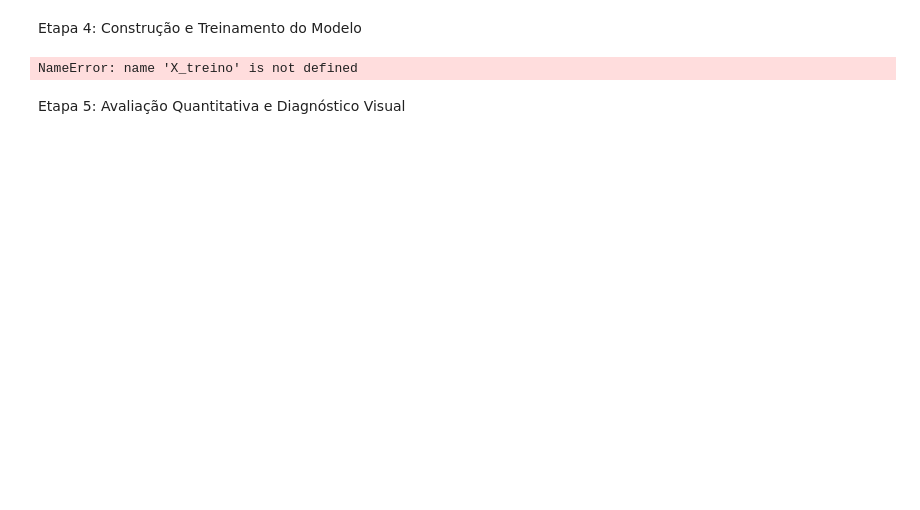
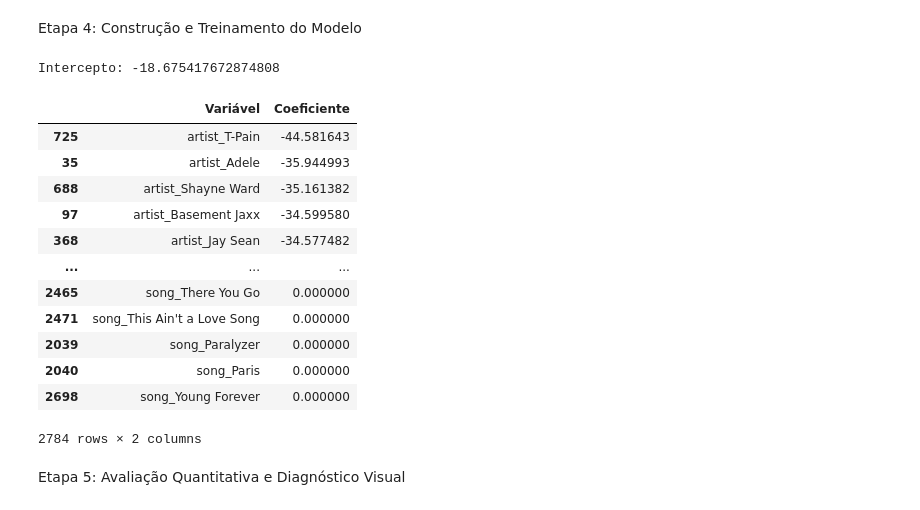
Before and after one commit to gidbem/n2_IA, a Jupyter notebook: musicaAnalise.ipynb, the cells around one changed output. Cells and saved outputs as stored; diff of their text form; code cells hidden in the pictures; blank space fills up the shorter version.

```diff
--- a/musicaAnalise.ipynb
+++ b/musicaAnalise.ipynb
@@ -111,23 +118,29 @@ Dados de teste: 400
 Etapa 4: Construção e Treinamento do Modelo
 # %%
 
-modelo = LinearRegression()
-modelo.fit(X_treino, y_treino)
-
+modelo = LinearRegression() #extraindo e inspecionando os coeficientes angulares e o intercepto linear
+modelo.fit(X_train, y_train)
 print("Intercepto:", modelo.intercept_)
-
 coeficientes = pd.DataFrame({
     'Variável': X.columns,
     'Coeficiente': modelo.coef_
 })
-
-display(coeficientes.sort_values(
-    by='Coeficiente',
-    key=abs,
-    ascending=False
-))
+display(coeficientes.sort_values(by='Coeficiente', key=abs, ascending=False))
 # %% [output]
-NameError: name 'X_treino' is not defined
+Intercepto: -18.675417672874808
+|  | Variável | Coeficiente |
+| 725 | artist_T-Pain | -44.581643 |
+| 35 | artist_Adele | -35.944993 |
+| 688 | artist_Shayne Ward | -35.161382 |
+| 97 | artist_Basement Jaxx | -34.599580 |
+| 368 | artist_Jay Sean | -34.577482 |
+| ... | ... | ... |
+| 2465 | song_There You Go | 0.000000 |
+| 2471 | song_This Ain't a Love Song | 0.000000 |
+| 2039 | song_Paralyzer | 0.000000 |
+| 2040 | song_Paris | 0.000000 |
+| 2698 | song_Young Forever | 0.000000 |
+2784 rows × 2 columns
 # %% [markdown]
 Etapa 5: Avaliação Quantitativa e Diagnóstico Visual
 # %%
```
Also changed, not shown: parts of 9 cells of this notebook.
